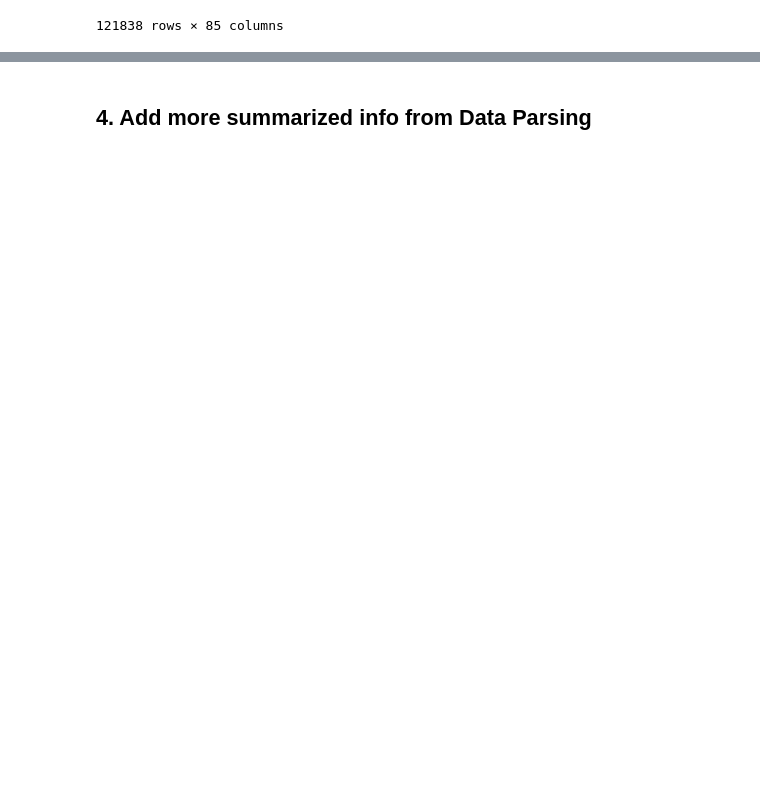
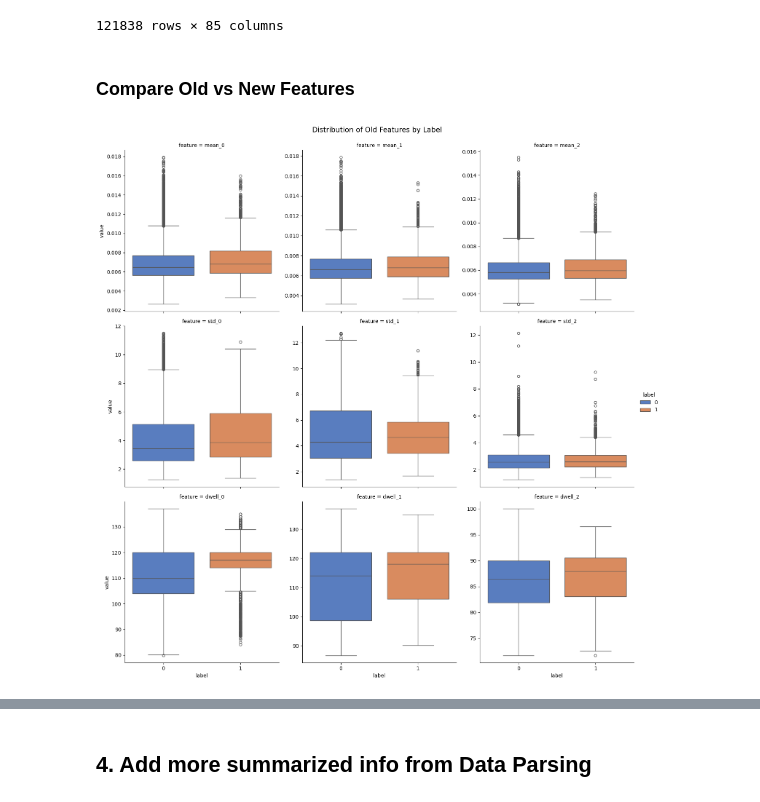
Before and after one commit to janisthx/DSA4262---dna1234, a Jupyter notebook: notebooks/data_preprocessing_v2.ipynb, the cells around one changed output, grey strips where cells are left out. Cells and saved outputs as stored; diff of their text form; code cells hidden in the pictures; blank space fills up the shorter version.

```diff
--- a/notebooks/data_preprocessing_v2.ipynb
+++ b/notebooks/data_preprocessing_v2.ipynb
@@ -183,4 +183,16 @@ new_feat_df
 new_feat_df['all_mean'] = new_feat_df[['mean_0', 'mean_1', 'mean_2']].mean(axis=1)
 new_feat_df['all_std'] = new_feat_df[['std_0', 'std_1', 'std_2']].mean(axis=1)
 new_feat_df['all_dwell'] = new_feat_df[['dwell_0', 'dwell_1', 'dwell_2']].mean(axis=1)
+# %% [markdown]
+### Compare Old vs New Features
+# %%
+new_feat_df_old_p = pd.melt(new_feat_df, id_vars=['label'], value_vars=['mean_0', 'mean_1', 'mean_2', 'std_0', 'std_1', 'std_2', 'dwell_0', 'dwell_1', 'dwell_2'],
+                            var_name='feature', value_name='value')
+
+g = sns.catplot(new_feat_df_old_p,x='label', y='value', col='feature', kind='box', sharey=False, hue='label',
+            palette='muted', col_wrap=3)
+g.fig.suptitle('Distribution of Old Features by Label', y=1.02, fontsize=14)
+plt.show()
+# %% [output]
+[figure, added]
 # %%
```
Also changed, not shown: parts of 5 cells of this notebook.
